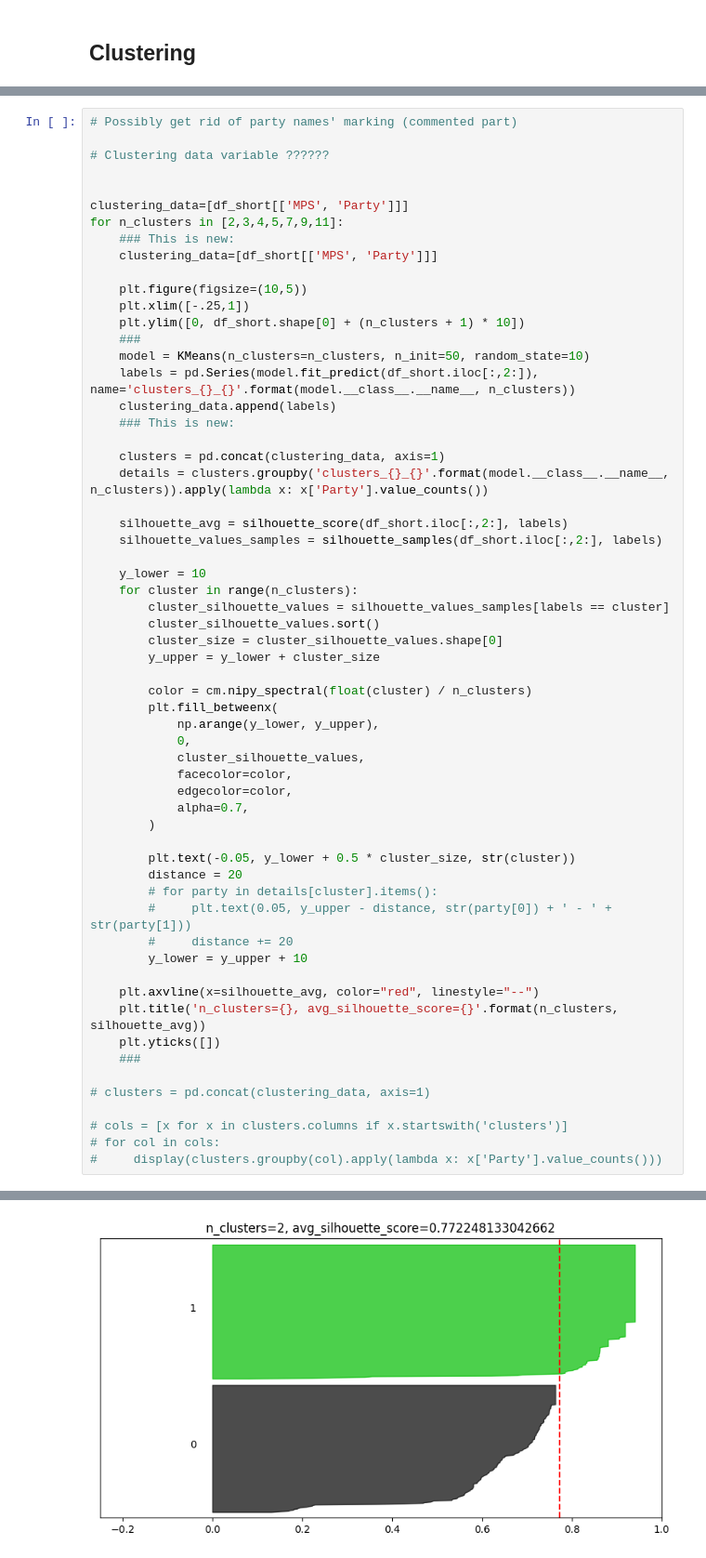
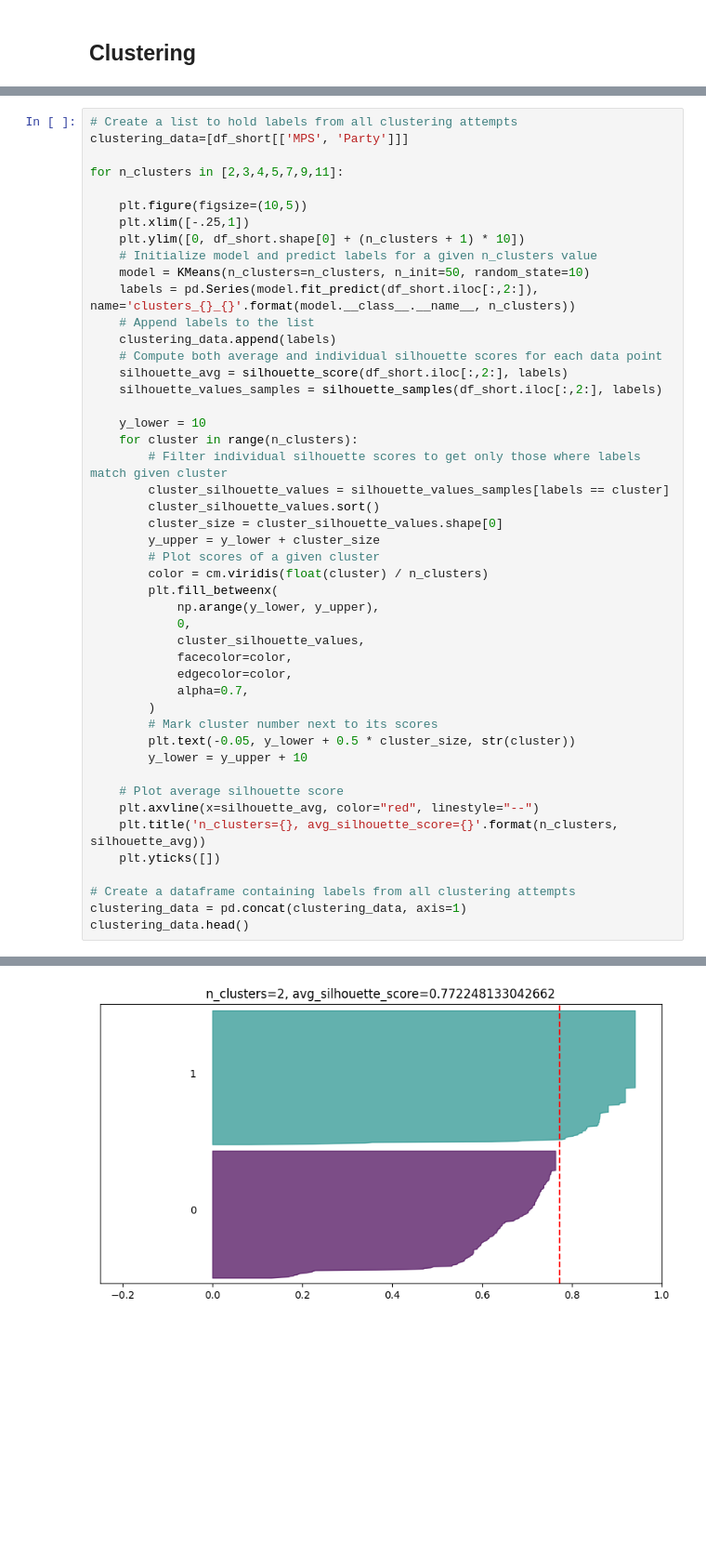
Before and after one commit to milosh-dr/MPs, a Jupyter notebook: clustering.ipynb, the cells around one changed output, grey strips where cells are left out. Shown at 93% size. Drawn from its saved outputs; the diff is of its cells as text; blank space fills up the shorter version.

```diff
--- a/clustering.ipynb
+++ b/clustering.ipynb
@@ -141,37 +161,30 @@ Let's start with KMeans and try to figure out the number of clusters that best d
 # %%
-# Possibly get rid of party names' marking (commented part)
+# Create a list to hold labels from all clustering attempts
+clustering_data=[df_short[['MPS', 'Party']]]
 
-# Clustering data variable ??????
-
-
-clustering_data=[df_short[['MPS', 'Party']]]
 for n_clusters in [2,3,4,5,7,9,11]:
-    ### This is new:
-    clustering_data=[df_short[['MPS', 'Party']]]
 
     plt.figure(figsize=(10,5))
     plt.xlim([-.25,1])
     plt.ylim([0, df_short.shape[0] + (n_clusters + 1) * 10])
-    ###
+    # Initialize model and predict labels for a given n_clusters value
     model = KMeans(n_clusters=n_clusters, n_init=50, random_state=10)
     labels = pd.Series(model.fit_predict(df_short.iloc[:,2:]), name='clusters_{}_{}'.format(model.__class__.__name__, n_clusters))
+    # Append labels to the list
     clustering_data.append(labels)
-    ### This is new:
-
-    clusters = pd.concat(clustering_data, axis=1)
-    details = clusters.groupby('clusters_{}_{}'.format(model.__class__.__name__, n_clusters)).apply(lambda x: x['Party'].value_counts())
-
+    # Compute both average and individual silhouette scores for each data point
     silhouette_avg = silhouette_score(df_short.iloc[:,2:], labels)
     silhouette_values_samples = silhouette_samples(df_short.iloc[:,2:], labels)
 
     y_lower = 10
     for cluster in range(n_clusters):
+        # Filter individual silhouette scores to get only those where labels match given cluster
         cluster_silhouette_values = silhouette_values_samples[labels == cluster]
         cluster_silhouette_values.sort()
         cluster_size = cluster_silhouette_values.shape[0]
         y_upper = y_lower + cluster_size
-
-        color = cm.nipy_spectral(float(cluster) / n_clusters)
+        # Plot scores of a given cluster
+        color = cm.viridis(float(cluster) / n_clusters)
         plt.fill_betweenx(
             np.arange(y_lower, y_upper),
             0,
@@ -180,22 +193,16 @@ for n_clusters in [2,3,4,5,7,9,11]:
             edgecolor=color,
             alpha=0.7,
         )
-
+        # Mark cluster number next to its scores
         plt.text(-0.05, y_lower + 0.5 * cluster_size, str(cluster))
-        distance = 20
-        # for party in details[cluster].items():
-        #     plt.text(0.05, y_upper - distance, str(party[0]) + ' - ' + str(party[1]))
-        #     distance += 20
         y_lower = y_upper + 10
 
+    # Plot average silhouette score
     plt.axvline(x=silhouette_avg, color="red", linestyle="--")
     plt.title('n_clusters={}, avg_silhouette_score={}'.format(n_clusters, silhouette_avg))
     plt.yticks([])
-    ###
 
-# clusters = pd.concat(clustering_data, axis=1)
-
-# cols = [x for x in clusters.columns if x.startswith('clusters')]
-# for col in cols:
-#     display(clusters.groupby(col).apply(lambda x: x['Party'].value_counts()))
+# Create a dataframe containing labels from all clustering attempts
+clustering_data = pd.concat(clustering_data, axis=1)
+clustering_data.head()
 # %% [output]
@@ -202 +215 @@ for n_clusters in [2,3,4,5,7,9,11]:
-[figure, old version]
+[figure, new version]
```
Also changed, not shown: parts of 45 cells of this notebook, 1 other file.
